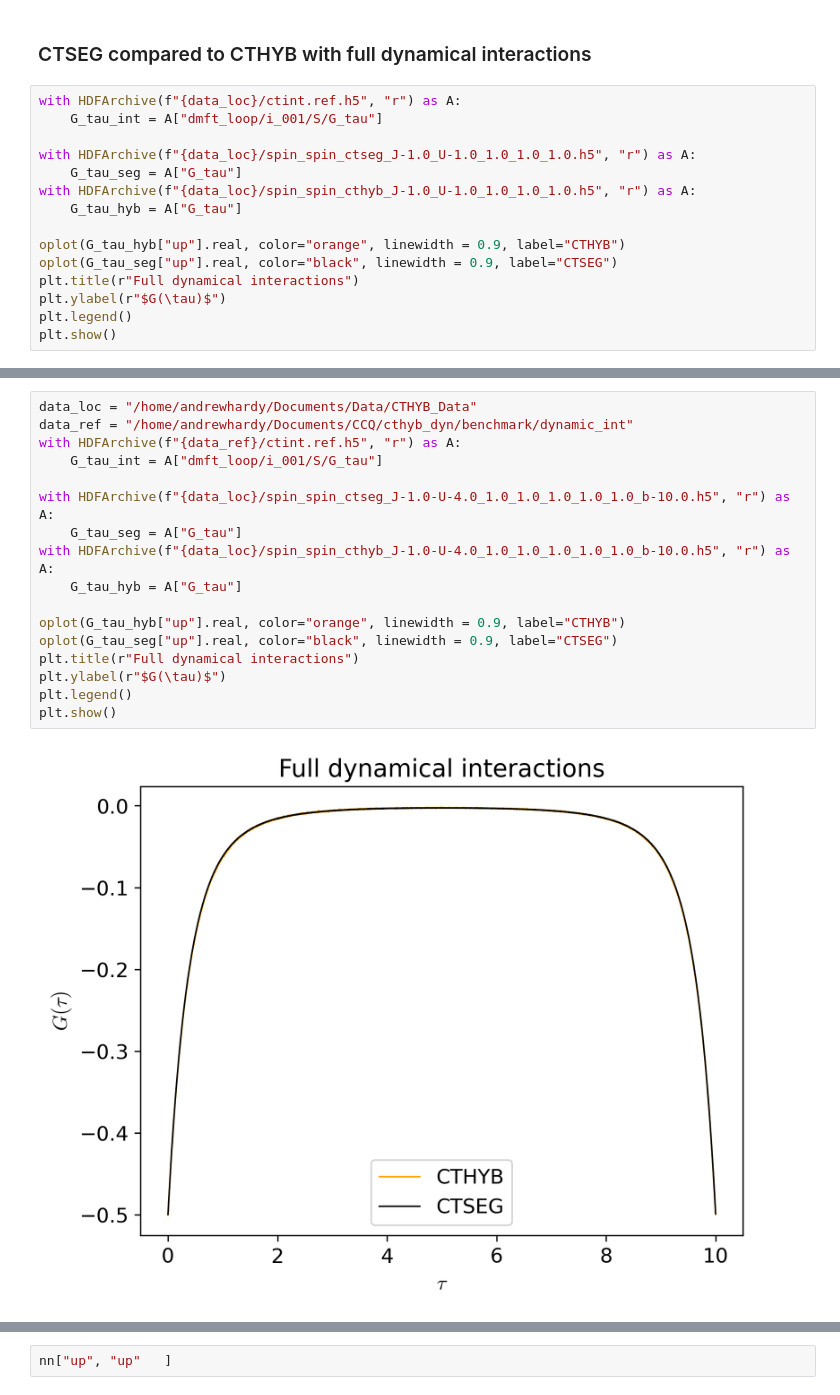
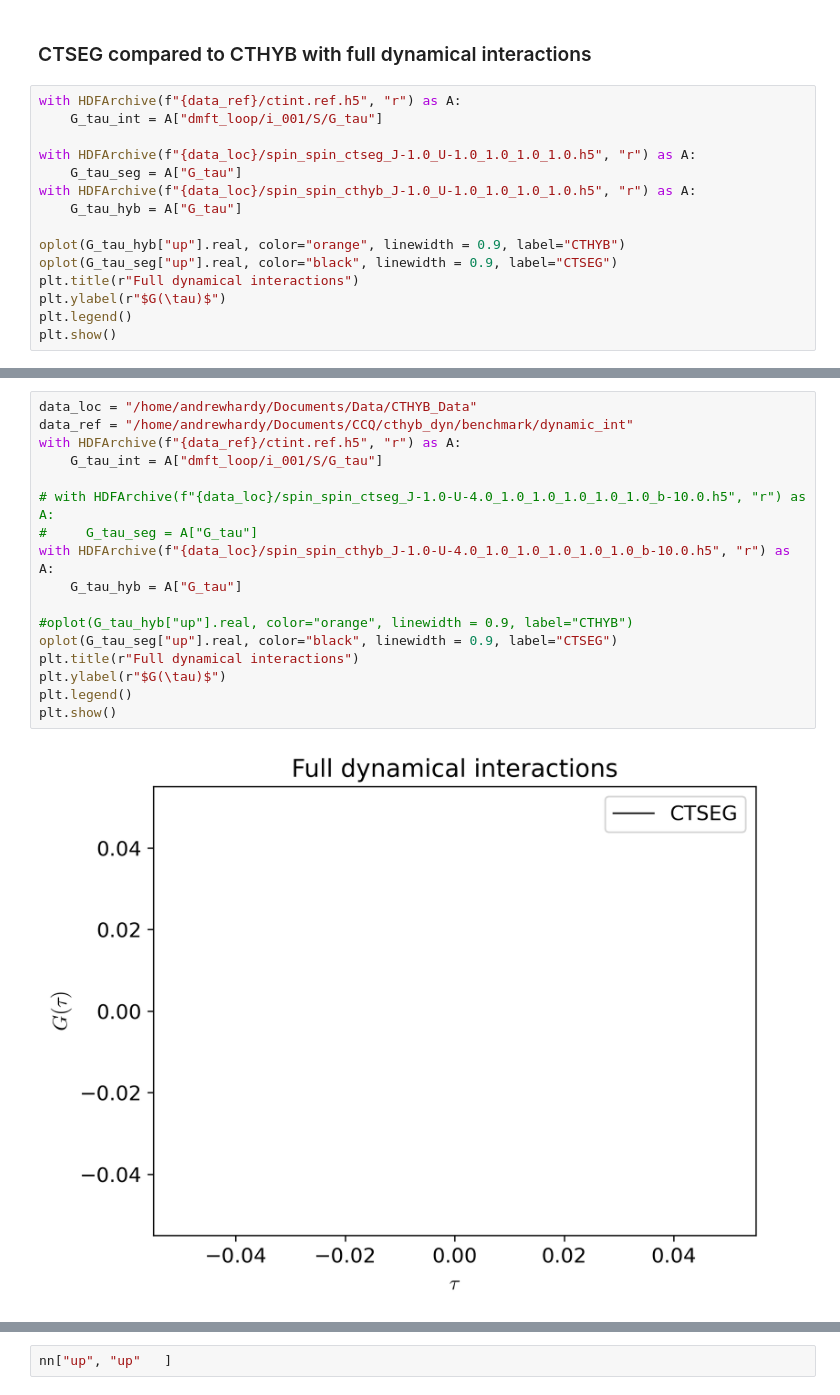
Before and after one commit to andrewkhardy/cthyb, a Jupyter notebook: benchmark/dynamic_int/CTHYB_Benchmarking.ipynb, the cells around one changed output, grey strips where cells are left out. Drawn from its saved outputs; the diff is of its cells as text.

```diff
--- a/benchmark/dynamic_int/CTHYB_Benchmarking.ipynb
+++ b/benchmark/dynamic_int/CTHYB_Benchmarking.ipynb
@@ -172,7 +172,7 @@ plt.show()
 # %% [markdown]
 ### CTSEG compared to CTHYB with full dynamical interactions
 # %%
-with HDFArchive(f"{data_loc}/ctint.ref.h5", "r") as A:
+with HDFArchive(f"{data_ref}/ctint.ref.h5", "r") as A:
     G_tau_int = A["dmft_loop/i_001/S/G_tau"]
 
 with HDFArchive(f"{data_loc}/spin_spin_ctseg_J-1.0_U-1.0_1.0_1.0_1.0.h5", "r") as A:
@@ -203,22 +221,22 @@ plt.show()
 # %%
 data_loc = "/home/andrewhardy/Documents/Data/CTHYB_Data"
 data_ref = "/home/andrewhardy/Documents/CCQ/cthyb_dyn/benchmark/dynamic_int"
 with HDFArchive(f"{data_ref}/ctint.ref.h5", "r") as A:
     G_tau_int = A["dmft_loop/i_001/S/G_tau"]
 
-with HDFArchive(f"{data_loc}/spin_spin_ctseg_J-1.0-U-4.0_1.0_1.0_1.0_1.0_1.0_b-10.0.h5", "r") as A:
-    G_tau_seg = A["G_tau"]
+# with HDFArchive(f"{data_loc}/spin_spin_ctseg_J-1.0-U-4.0_1.0_1.0_1.0_1.0_1.0_b-10.0.h5", "r") as A:
+#     G_tau_seg = A["G_tau"]
 with HDFArchive(f"{data_loc}/spin_spin_cthyb_J-1.0-U-4.0_1.0_1.0_1.0_1.0_1.0_b-10.0.h5", "r") as A:
     G_tau_hyb = A["G_tau"]
 
-oplot(G_tau_hyb["up"].real, color="orange", linewidth = 0.9, label="CTHYB")
+#oplot(G_tau_hyb["up"].real, color="orange", linewidth = 0.9, label="CTHYB")
 oplot(G_tau_seg["up"].real, color="black", linewidth = 0.9, label="CTSEG")
 plt.title(r"Full dynamical interactions")
 plt.ylabel(r"$G(\tau)$")
 plt.legend()
 plt.show()
 # %% [output]
-[figure, old version]
+[figure, new version]
 # %%
 data_loc = "/home/andrewhardy/Documents/Data/CTHYB_Data"
 data_ref = "/home/andrewhardy/Documents/CCQ/cthyb_dyn/benchmark/dynamic_int"
```
Also changed, not shown: parts of 7 cells of this notebook.
